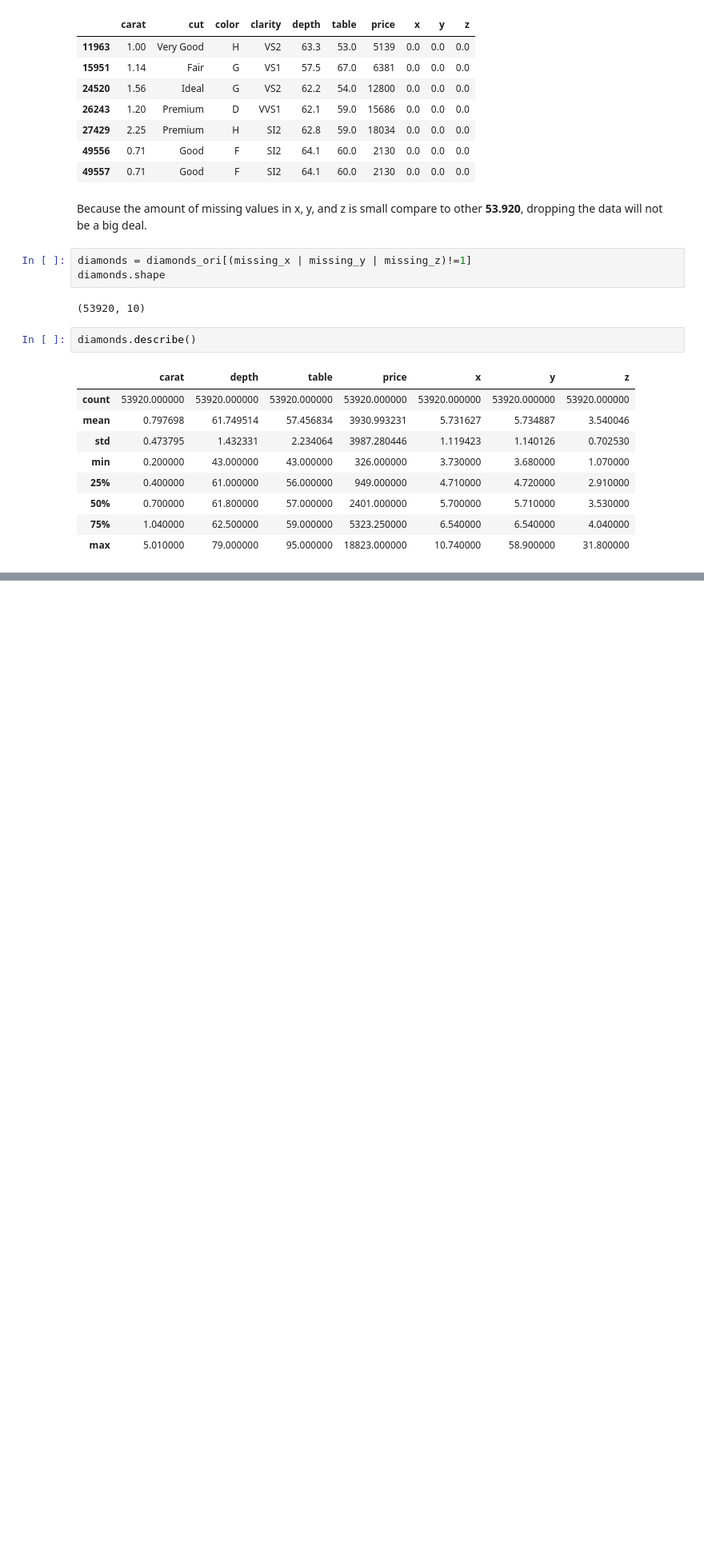
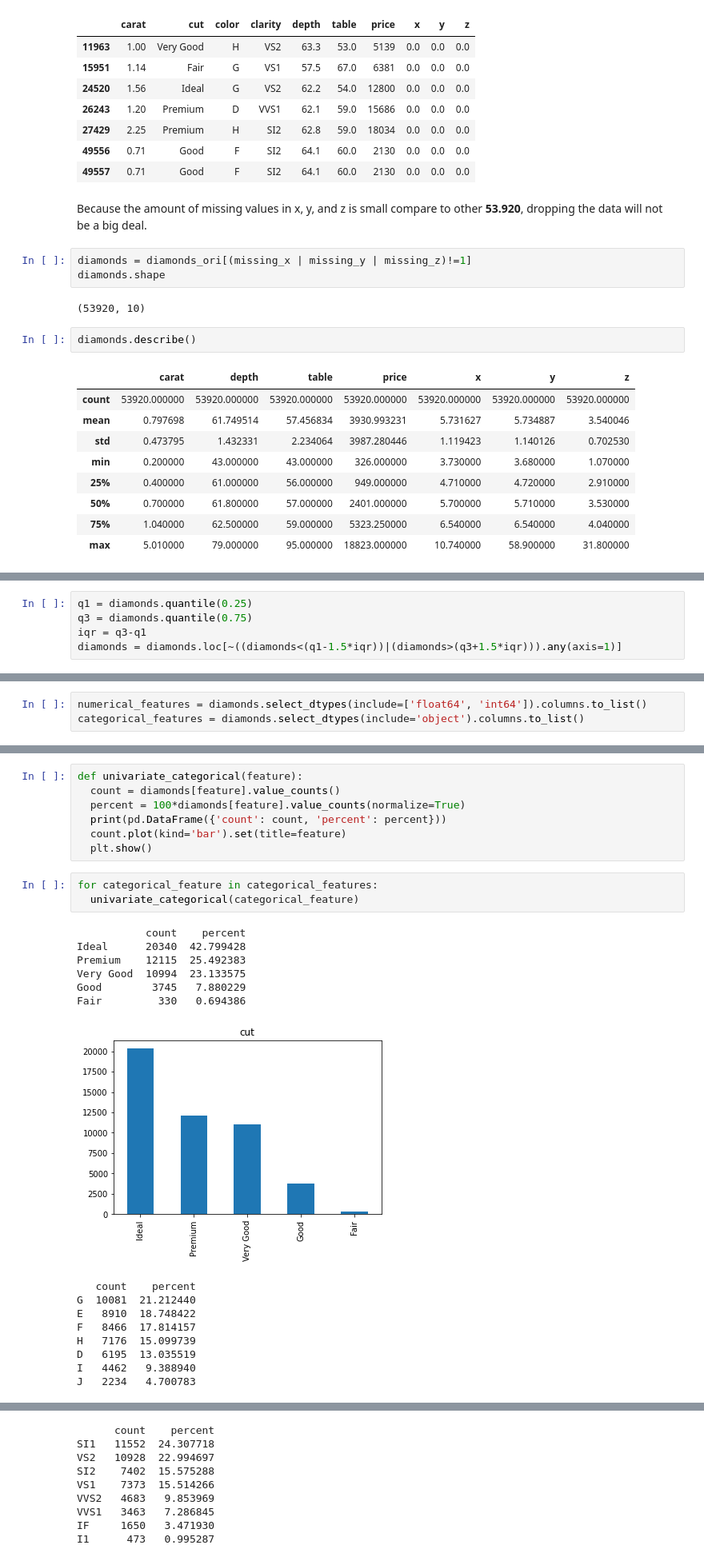
Before and after one commit to marcellinus-witarsah/predictive-analytics-diamonds-dataset, a Jupyter notebook: predictive_analytics_diamonds_dataset.ipynb, the cells around one changed output, grey strips where cells are left out. Shown: that part at 80% size. Saved outputs shown, nothing was run; the diff lists cells and outputs as text; blank space fills up the shorter version.

```diff
--- a/predictive_analytics_diamonds_dataset.ipynb
+++ b/predictive_analytics_diamonds_dataset.ipynb
@@ -178,0 +204,5 @@ Three ways to identify it:
+# %%
+q1 = diamonds.quantile(0.25)
+q3 = diamonds.quantile(0.75)
+iqr = q3-q1
+diamonds = diamonds.loc[~((diamonds<(q1-1.5*iqr))|(diamonds>(q3+1.5*iqr))).any(axis=1)]
@@ -178,0 +219,3 @@ Three ways to identify it:
+# %%
+numerical_features = diamonds.select_dtypes(include=['float64', 'int64']).columns.to_list()
+categorical_features = diamonds.select_dtypes(include='object').columns.to_list()
@@ -178,0 +224,26 @@ Three ways to identify it:
+# %%
+def univariate_categorical(feature):
+  count = diamonds[feature].value_counts()
+  percent = 100*diamonds[feature].value_counts(normalize=True)
+  print(pd.DataFrame({'count': count, 'percent': percent}))
+  count.plot(kind='bar').set(title=feature)
+  plt.show()
+# %%
+for categorical_feature in categorical_features:
+  univariate_categorical(categorical_feature)
+# %% [output]
+           count    percent
+Ideal      20340  42.799428
+Premium    12115  25.492383
+Very Good  10994  23.133575
+Good        3745   7.880229
+Fair         330   0.694386
+[figure, added]
+   count    percent
+G  10081  21.212440
+E   8910  18.748422
+F   8466  17.814157
+H   7176  15.099739
+D   6195  13.035519
+I   4462   9.388940
+J   2234   4.700783
@@ -178,0 +251,9 @@ Three ways to identify it:
+      count    percent
+SI1   11552  24.307718
+VS2   10928  22.994697
+SI2    7402  15.575288
+VS1    7373  15.514266
+VVS2   4683   9.853969
+VVS1   3463   7.286845
+IF     1650   3.471930
+I1      473   0.995287
```
Also changed, not shown: parts of 20 cells of this notebook.
